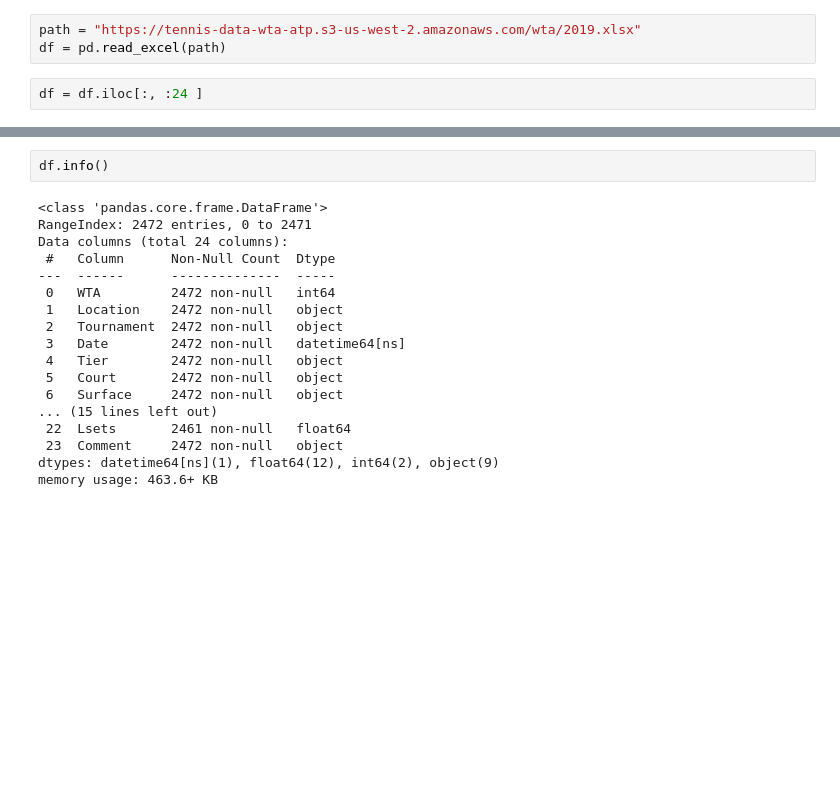
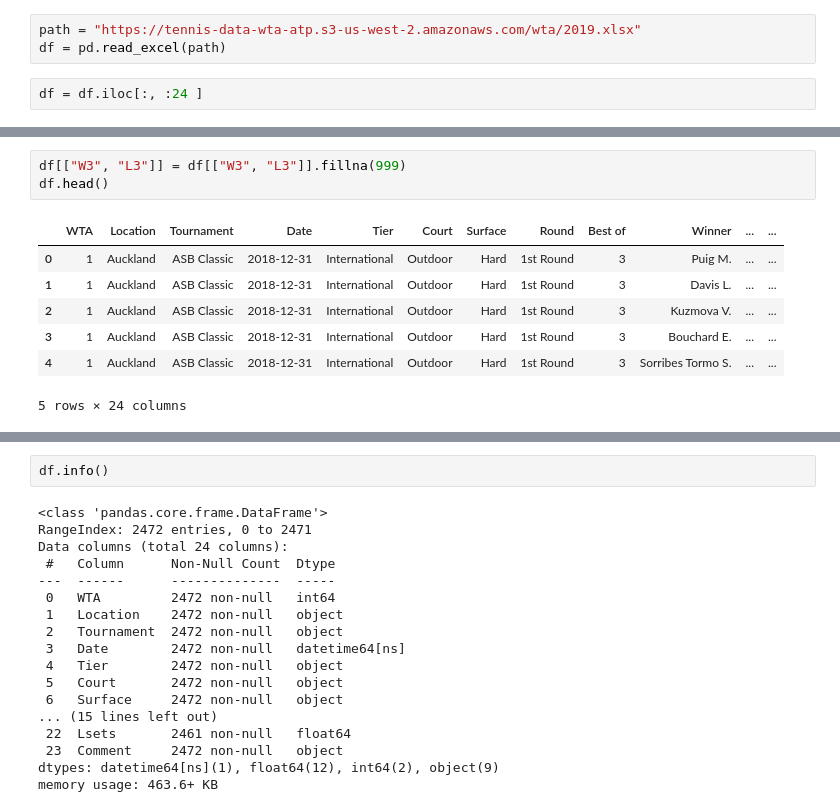
Before and after one commit to DSEI21000-S21/project-tennis-ml, a Jupyter notebook: data_cleaning.ipynb, the cells around one changed output, grey strips where cells are left out. Drawn from its saved outputs; the diff is of its cells as text; blank space fills up the shorter version.

```diff
--- a/data_cleaning.ipynb
+++ b/data_cleaning.ipynb
@@ -9,0 +30,11 @@ df = df.iloc[:, :24 ]
+# %%
+df[["W3", "L3"]] = df[["W3", "L3"]].fillna(999)
+df.head()
+# %% [output]
+|  | WTA | Location | Tournament | Date | Tier | Court | Surface | Round | Best of | Winner | ... | ... |
+| 0 | 1 | Auckland | ASB Classic | 2018-12-31 | International | Outdoor | Hard | 1st Round | 3 | Puig M. | ... | ... |
+| 1 | 1 | Auckland | ASB Classic | 2018-12-31 | International | Outdoor | Hard | 1st Round | 3 | Davis L. | ... | ... |
+| 2 | 1 | Auckland | ASB Classic | 2018-12-31 | International | Outdoor | Hard | 1st Round | 3 | Kuzmova V. | ... | ... |
+| 3 | 1 | Auckland | ASB Classic | 2018-12-31 | International | Outdoor | Hard | 1st Round | 3 | Bouchard E. | ... | ... |
+| 4 | 1 | Auckland | ASB Classic | 2018-12-31 | International | Outdoor | Hard | 1st Round | 3 | Sorribes Tormo S. | ... | ... |
+5 rows × 24 columns
```
Also changed, not shown: parts of 6 cells of this notebook.
